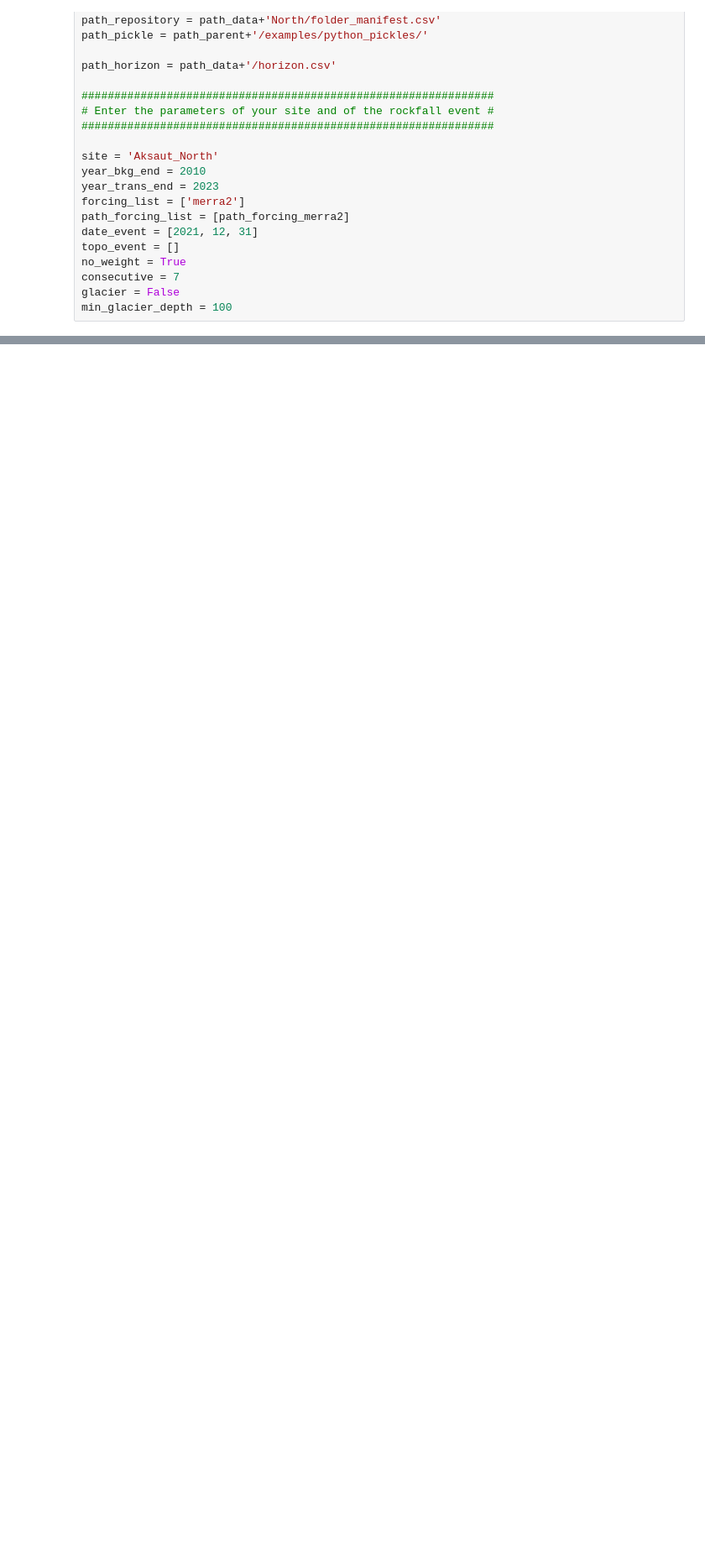
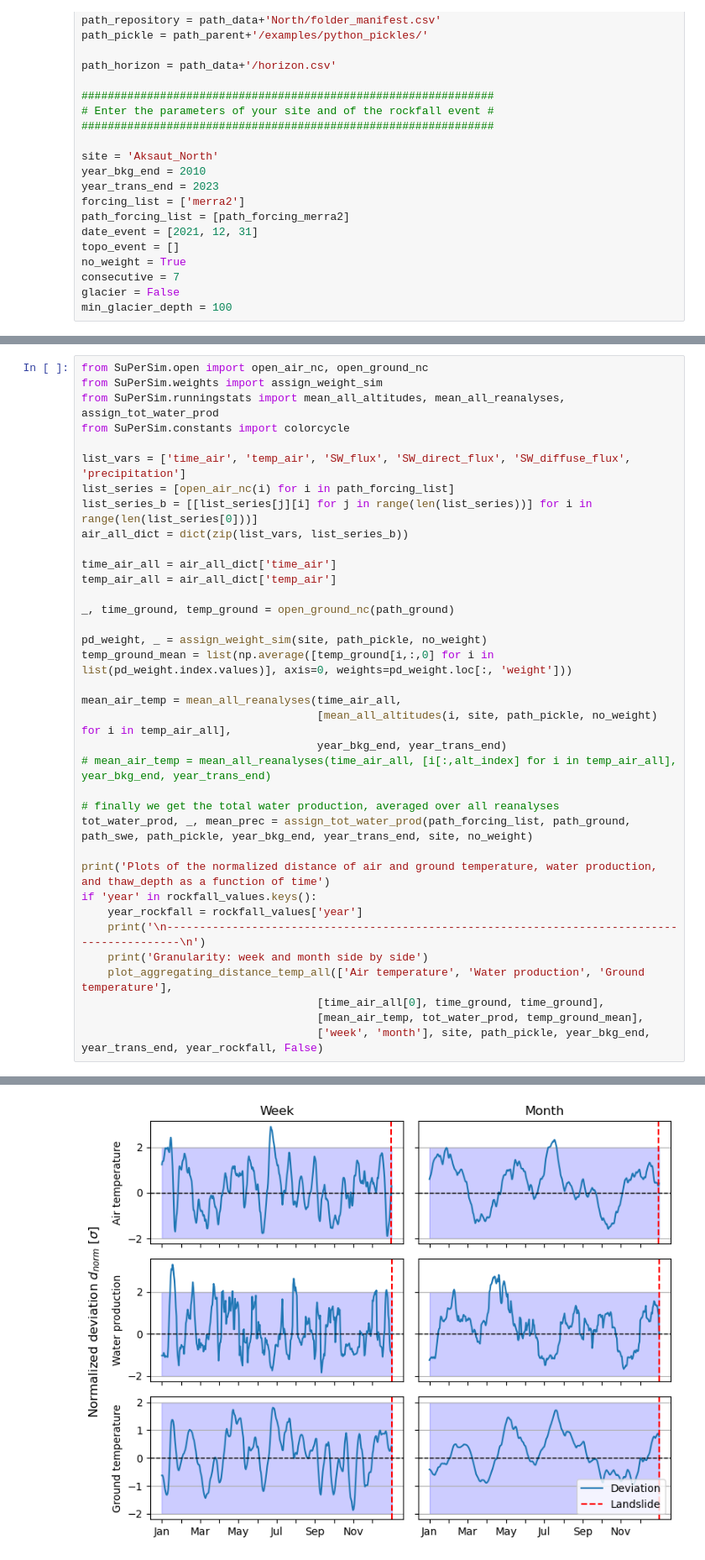
Before and after one commit to VictorPozsgay/SuPerSim, a Jupyter notebook: examples/produce_plots_North.ipynb, the cells around one changed output, grey strips where cells are left out. Shown at 84% size. Drawn from its saved outputs; the diff is of its cells as text; blank space fills up the shorter version.

```diff
--- a/examples/produce_plots_North.ipynb
+++ b/examples/produce_plots_North.ipynb
@@ -113,0 +254,37 @@ ValueError: The truth value of a DataFrame is ambiguous. Use a.empty, a.bool(),
+# %%
+from SuPerSim.open import open_air_nc, open_ground_nc
+from SuPerSim.weights import assign_weight_sim
+from SuPerSim.runningstats import mean_all_altitudes, mean_all_reanalyses, assign_tot_water_prod
+from SuPerSim.constants import colorcycle
+
+list_vars = ['time_air', 'temp_air', 'SW_flux', 'SW_direct_flux', 'SW_diffuse_flux', 'precipitation']
+list_series = [open_air_nc(i) for i in path_forcing_list]
+list_series_b = [[list_series[j][i] for j in range(len(list_series))] for i in range(len(list_series[0]))]
+air_all_dict = dict(zip(list_vars, list_series_b))
+
+time_air_all = air_all_dict['time_air']
+temp_air_all = air_all_dict['temp_air']
+
+_, time_ground, temp_ground = open_ground_nc(path_ground)
+
+pd_weight, _ = assign_weight_sim(site, path_pickle, no_weight)
+temp_ground_mean = list(np.average([temp_ground[i,:,0] for i in list(pd_weight.index.values)], axis=0, weights=pd_weight.loc[:, 'weight']))
+
+mean_air_temp = mean_all_reanalyses(time_air_all,
+                                    [mean_all_altitudes(i, site, path_pickle, no_weight) for i in temp_air_all],
+                                    year_bkg_end, year_trans_end)
+# mean_air_temp = mean_all_reanalyses(time_air_all, [i[:,alt_index] for i in temp_air_all], year_bkg_end, year_trans_end)
+
+# finally we get the total water production, averaged over all reanalyses
+tot_water_prod, _, mean_prec = assign_tot_water_prod(path_forcing_list, path_ground, path_swe, path_pickle, year_bkg_end, year_trans_end, site, no_weight)
+
+print('Plots of the normalized distance of air and ground temperature, water production, and thaw_depth as a function of time')
+if 'year' in rockfall_values.keys():
+    year_rockfall = rockfall_values['year']
+    print('\n---------------------------------------------------------------------------------------------\n')
+    print('Granularity: week and month side by side')
+    plot_aggregating_distance_temp_all(['Air temperature', 'Water production', 'Ground temperature'],
+                                    [time_air_all[0], time_ground, time_ground],
+                                    [mean_air_temp, tot_water_prod, temp_ground_mean],
+                                    ['week', 'month'], site, path_pickle, year_bkg_end, year_trans_end, year_rockfall, False)
+# %% [output]
@@ -113,0 +296 @@ ValueError: The truth value of a DataFrame is ambiguous. Use a.empty, a.bool(),
+[figure, added]
```
Also changed, not shown: parts of 10 cells of this notebook, 2 other files.
